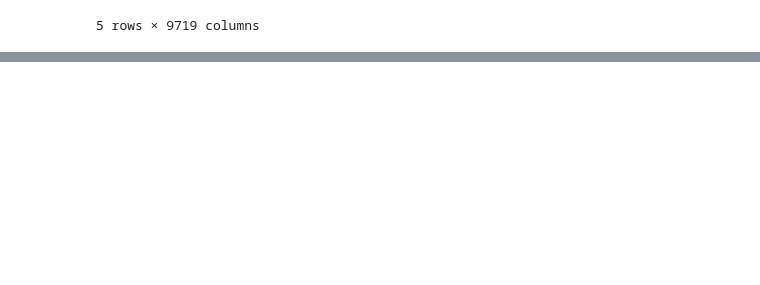
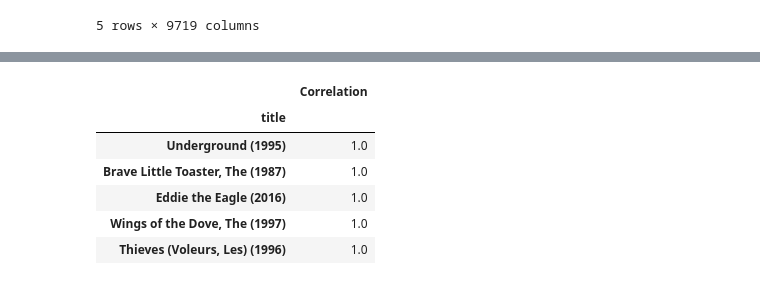
Before and after one commit to DanKaya/ML-Movie-Recommendation-System, a Jupyter notebook: ML Movie Reviewer.ipynb, the cells around one changed output, grey strips where cells are left out. Drawn from its saved outputs; the diff is of its cells as text; code cells hidden in the pictures; blank space fills up the shorter version.

```diff
--- a/ML Movie Reviewer.ipynb
+++ b/ML Movie Reviewer.ipynb
@@ -146,0 +160,10 @@ pul_fiction_corr.head()
+# %%
+pul_fiction_corr.sort_values('Correlation', ascending=False).head(5)
+# %% [output]
+|  | Correlation |
+| title |  |
+| Underground (1995) | 1.0 |
+| Brave Little Toaster, The (1987) | 1.0 |
+| Eddie the Eagle (2016) | 1.0 |
+| Wings of the Dove, The (1997) | 1.0 |
+| Thieves (Voleurs, Les) (1996) | 1.0 |
```
Also changed, not shown: parts of 5 cells of this notebook.
